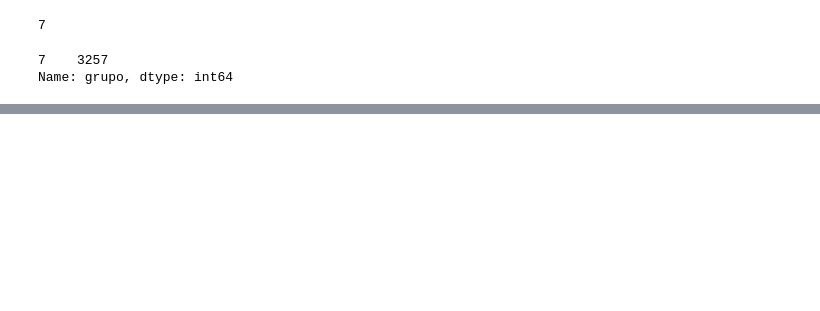
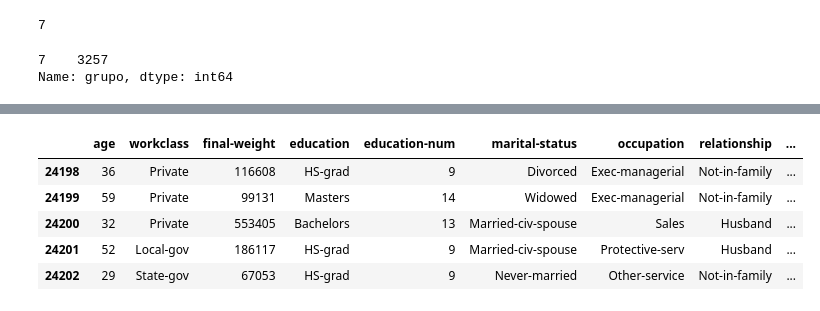
Before and after one commit to wagnerberna/data_science, a Jupyter notebook: data_science_and_machine_learning/amostragem/11_amostrage_por_grupos.ipynb, the cells around one changed output, grey strips where cells are left out. Saved outputs shown, nothing was run; the diff lists cells and outputs as text; code cells hidden in the pictures; blank space fills up the shorter version.

```diff
--- a/data_science_and_machine_learning/amostragem/09_amostrage_por_grupos.ipynb
+++ b/data_science_and_machine_learning/amostragem/11_amostrage_por_grupos.ipynb
@@ -112 +112,10 @@ df_sample_group.shape, df_sample_group["grupo"].value_counts()
  Name: grupo, dtype: int64)
+# %%
+df_sample_group.head()
+# %% [output]
+|  | age | workclass | final-weight | education | education-num | marital-status | occupation | relationship | ... |
+| 24198 | 36 | Private | 116608 | HS-grad | 9 | Divorced | Exec-managerial | Not-in-family | ... |
+| 24199 | 59 | Private | 99131 | Masters | 14 | Widowed | Exec-managerial | Not-in-family | ... |
+| 24200 | 32 | Private | 553405 | Bachelors | 13 | Married-civ-spouse | Sales | Husband | ... |
+| 24201 | 52 | Local-gov | 186117 | HS-grad | 9 | Married-civ-spouse | Protective-serv | Husband | ... |
+| 24202 | 29 | State-gov | 67053 | HS-grad | 9 | Never-married | Other-service | Not-in-family | ... |
```
Also changed, not shown: parts of 2 cells of this notebook, 2 other files.
